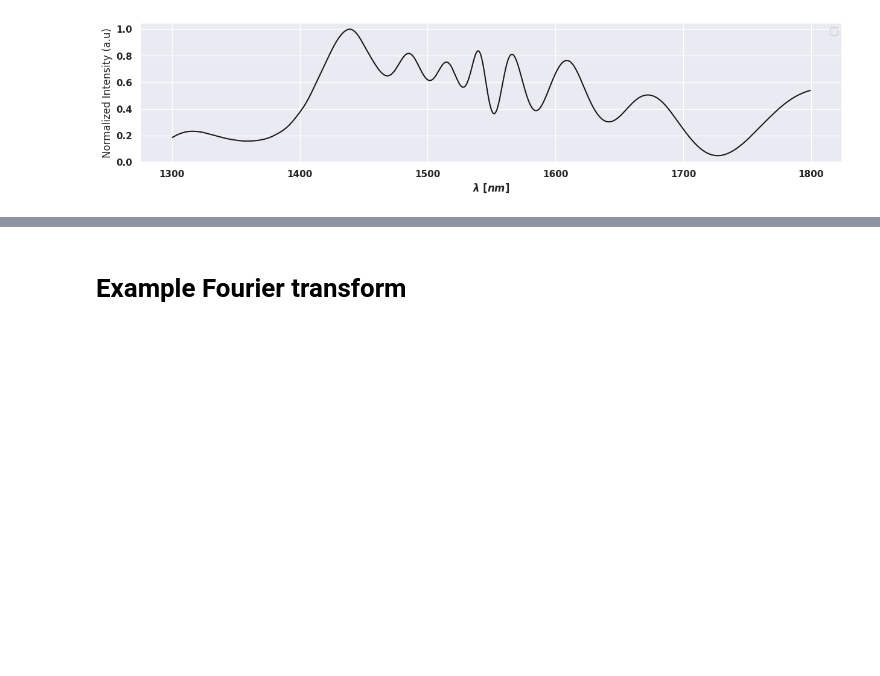
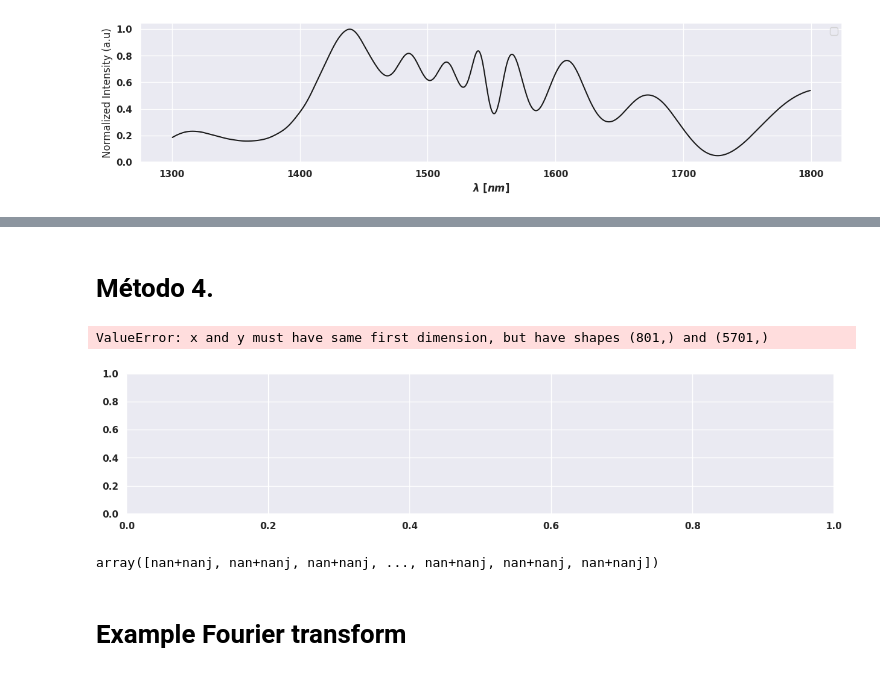
Before and after one commit to EstebanM-98/University_codes, a Jupyter notebook: Ingenieria/Nonlinear_Optics/Codigo_lab2.ipynb, the cells around one changed output, grey strips where cells are left out. Drawn from its saved outputs; the diff is of its cells as text; code cells hidden in the pictures; blank space fills up the shorter version.

```diff
--- a/Ingenieria/Nonlinear_Optics/Codigo_lab2.ipynb
+++ b/Ingenieria/Nonlinear_Optics/Codigo_lab2.ipynb
@@ -517,0 +499,2 @@ array([[ 0.00000000e+00+0.00000000e+00j, -1.42497291e-28+5.09092156e-28j,
+# %% [markdown]
+# Método 4.
@@ -518,3 +610,23 @@ array([[ 0.00000000e+00+0.00000000e+00j, -1.42497291e-28+5.09092156e-28j,
+# %%
+yy,lam=propagar()
+# %%
+fig=plt.figure(figsize=(15,3))
+N1=400;N2=1300
+WL=lam*1e9
+iis=np.array([(i>N1 and i<N2) for i in WL])
+In1=yy[0][iis]
+WL=WL[iis]
+plt.plot(aa,10*np.log10(np.abs(In1)),'k',label='Ajuste simulacion')
+plt.xlabel('$\lambda$ $[nm]$')
+plt.ylabel('Normalized Intensity (a.u)' )
+plt.legend()
+# %% [output]
+ValueError: x and y must have same first dimension, but have shapes (801,) and (5701,)
+[figure, added]
+# %%
+In1
+# %% [output]
+array([nan+nanj, nan+nanj, nan+nanj, ..., nan+nanj, nan+nanj, nan+nanj])
 # %% [markdown]
 # Example Fourier transform
 # %%
```
Also changed, not shown: parts of 2 cells of this notebook, 2 other files.
